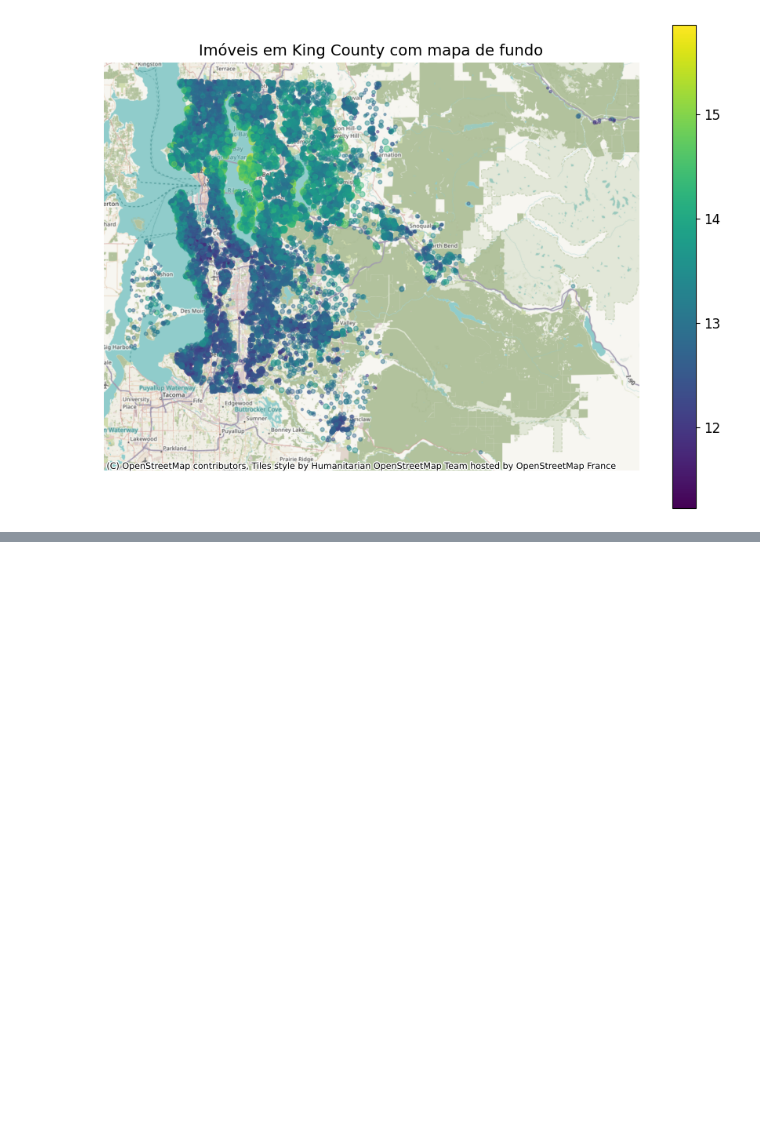
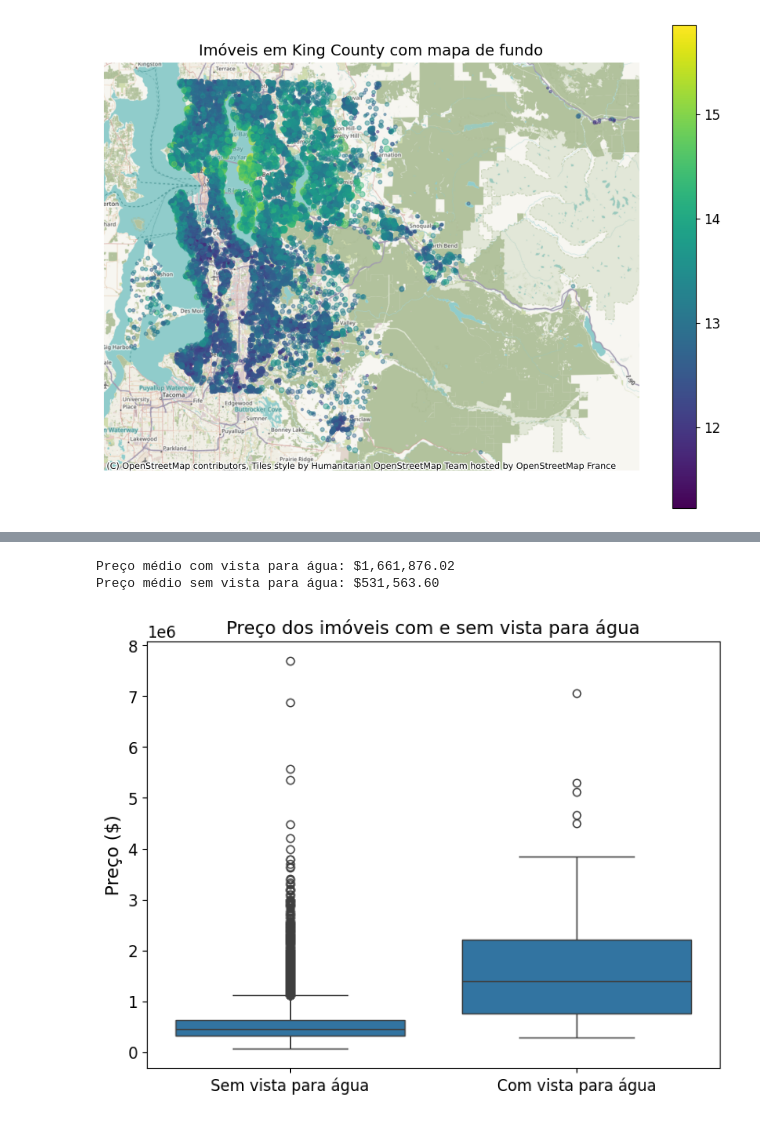
Before and after one commit to alvarosamp/C111-AnaliseDeDados, a Jupyter notebook: Trabalho/codigo.ipynb, the cells around one changed output, grey strips where cells are left out. Saved outputs shown, nothing was run; the diff lists cells and outputs as text; code cells hidden in the pictures; blank space fills up the shorter version.

```diff
--- a/Trabalho/codigo.ipynb
+++ b/Trabalho/codigo.ipynb
@@ -304,0 +408,19 @@ plt.show()
+# %%
+# Calculando médias
+media_waterfront = df[df['waterfront'] == 1]['price'].mean()
+media_sem_waterfront = df[df['waterfront'] == 0]['price'].mean()
+print(f"Preço médio com vista para água: ${media_waterfront:,.2f}")
+print(f"Preço médio sem vista para água: ${media_sem_waterfront:,.2f}")
+
+# Boxplot para visualização
+plt.figure(figsize=(8,6))
+sns.boxplot(x='waterfront', y='price', data=df)
+plt.xticks([0,1],["Sem vista para água","Com vista para água"])
+plt.title("Preço dos imóveis com e sem vista para água")
+plt.ylabel("Preço ($)")
+plt.xlabel("")
+plt.show()
+# %% [output]
+Preço médio com vista para água: $1,661,876.02
+Preço médio sem vista para água: $531,563.60
+[figure, added]
```
Also changed, not shown: parts of 44 cells of this notebook, 4 other files.
